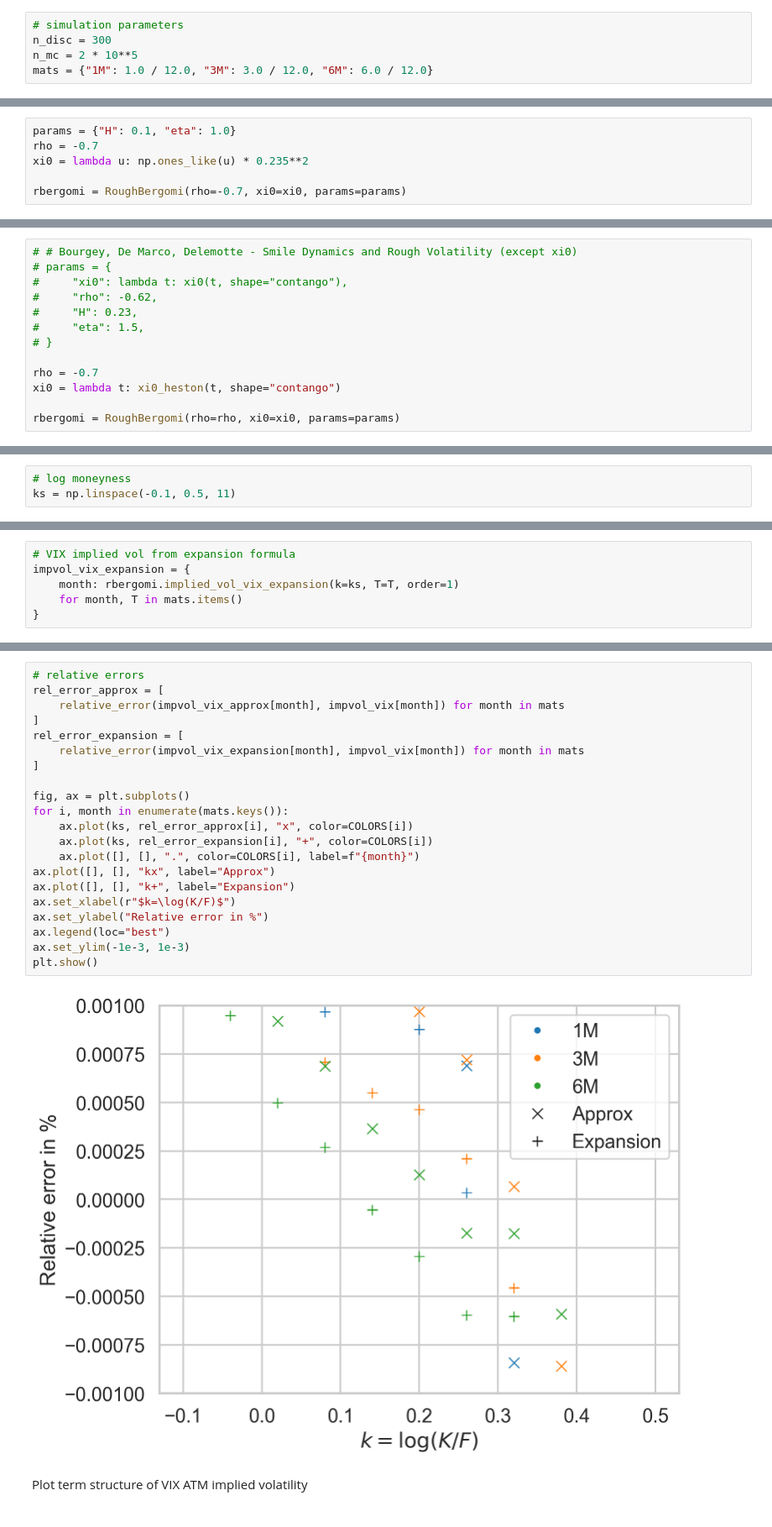
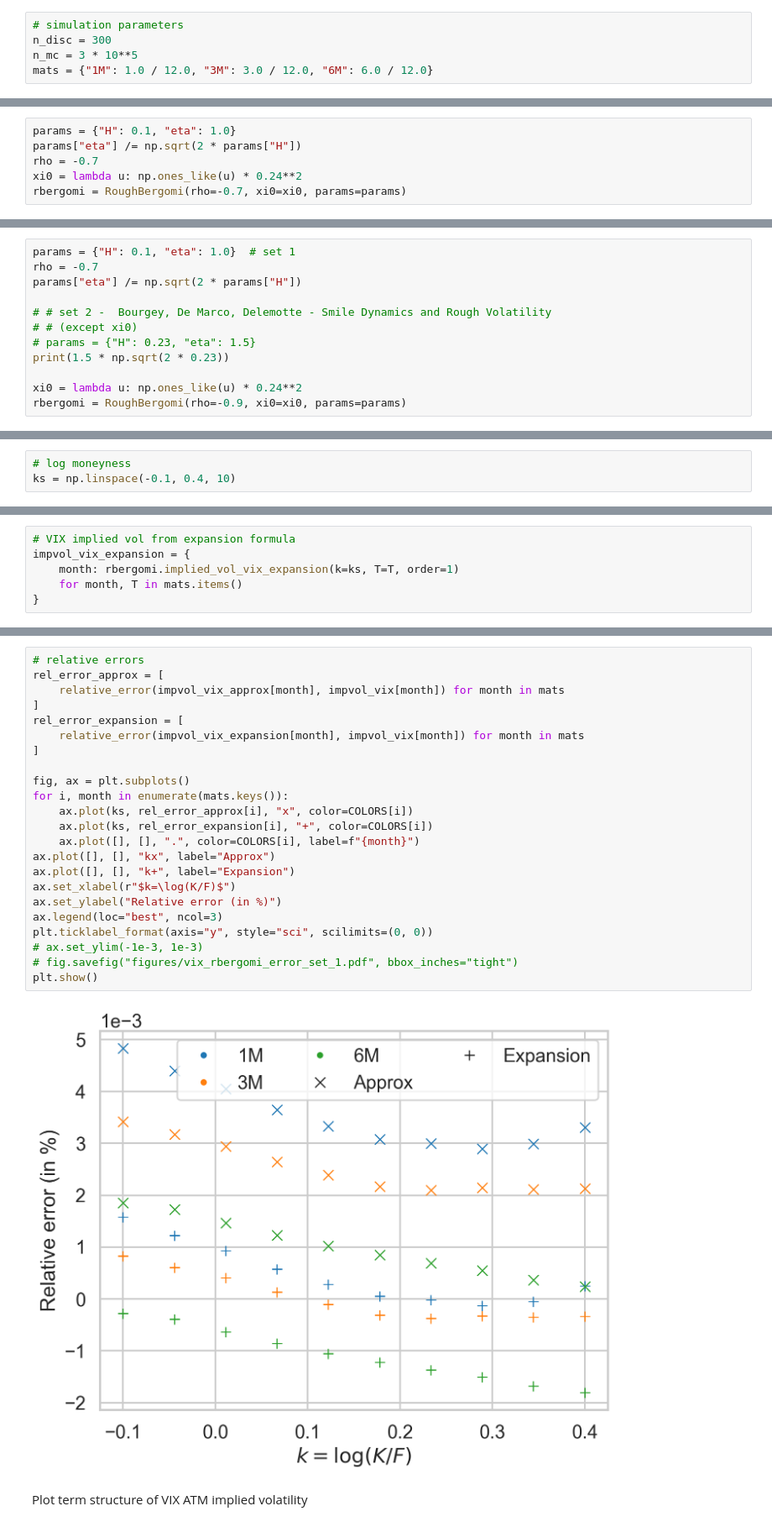
Before and after one commit to fbourgey/rough-bergomi, a Jupyter notebook: vix_weak_approx_rbergomi.ipynb, the cells around one changed output, grey strips where cells are left out. Shown at 84% size. Drawn from its saved outputs; the diff is of its cells as text.

```diff
--- a/vix_weak_approx_rbergomi.ipynb
+++ b/vix_weak_approx_rbergomi.ipynb
@@ -96,7 +96,7 @@ COLORS = sns.color_palette("tab10")
 # %%
 # simulation parameters
 n_disc = 300
-n_mc = 2 * 10**5
+n_mc = 3 * 10**5
 mats = {"1M": 1.0 / 12.0, "3M": 3.0 / 12.0, "6M": 6.0 / 12.0}
 # %% [markdown]
 # Single case
@@ -105,8 +109,8 @@ Define the model parameters
 # %%
 params = {"H": 0.1, "eta": 1.0}
+params["eta"] /= np.sqrt(2 * params["H"])
 rho = -0.7
-xi0 = lambda u: np.ones_like(u) * 0.235**2
-
+xi0 = lambda u: np.ones_like(u) * 0.24**2
 rbergomi = RoughBergomi(rho=-0.7, xi0=xi0, params=params)
 # %% [markdown]
 ## Price of VIX futures wrt the vol-of-variance $\eta$
@@ -215,15 +219,14 @@ plt.show()
 # %% [markdown]
 Plot VIX smiles as a function of $k=\log(K/F)$
 # %%
-# # Bourgey, De Marco, Delemotte - Smile Dynamics and Rough Volatility (except xi0)
-# params = {
-#     "xi0": lambda t: xi0(t, shape="contango"),
-#     "rho": -0.62,
-#     "H": 0.23,
-#     "eta": 1.5,
-# }
+params = {"H": 0.1, "eta": 1.0}  # set 1
+rho = -0.7
+params["eta"] /= np.sqrt(2 * params["H"])
 
-rho = -0.7
-xi0 = lambda t: xi0_heston(t, shape="contango")
+# # set 2 -  Bourgey, De Marco, Delemotte - Smile Dynamics and Rough Volatility
+# # (except xi0)
+# params = {"H": 0.23, "eta": 1.5}
+print(1.5 * np.sqrt(2 * 0.23))
 
-rbergomi = RoughBergomi(rho=rho, xi0=xi0, params=params)
+xi0 = lambda u: np.ones_like(u) * 0.24**2
+rbergomi = RoughBergomi(rho=-0.9, xi0=xi0, params=params)
@@ -240,6 +245,6 @@ plt.show()
 # %%
 # log moneyness
-ks = np.linspace(-0.1, 0.5, 11)
+ks = np.linspace(-0.1, 0.4, 10)
 # %%
 # VIX implied volatilities from Monte Carlo
 impvol_vix = {
@@ -276,26 +282,28 @@ plt.show()
 # %%
 # relative errors
 rel_error_approx = [
     relative_error(impvol_vix_approx[month], impvol_vix[month]) for month in mats
 ]
 rel_error_expansion = [
     relative_error(impvol_vix_expansion[month], impvol_vix[month]) for month in mats
 ]
 
 fig, ax = plt.subplots()
 for i, month in enumerate(mats.keys()):
     ax.plot(ks, rel_error_approx[i], "x", color=COLORS[i])
     ax.plot(ks, rel_error_expansion[i], "+", color=COLORS[i])
     ax.plot([], [], ".", color=COLORS[i], label=f"{month}")
 ax.plot([], [], "kx", label="Approx")
 ax.plot([], [], "k+", label="Expansion")
 ax.set_xlabel(r"$k=\log(K/F)$")
-ax.set_ylabel("Relative error in %")
-ax.legend(loc="best")
-ax.set_ylim(-1e-3, 1e-3)
+ax.set_ylabel("Relative error (in %)")
+ax.legend(loc="best", ncol=3)
+plt.ticklabel_format(axis="y", style="sci", scilimits=(0, 0))
+# ax.set_ylim(-1e-3, 1e-3)
+# fig.savefig("figures/vix_rbergomi_error_set_1.pdf", bbox_inches="tight")
 plt.show()
 # %% [output]
-[figure, old version]
+[figure, new version]
 # %% [markdown]
 Plot term structure of VIX ATM implied volatility
 # %%
```
Also changed, not shown: parts of 4 cells of this notebook, 14 other files.
